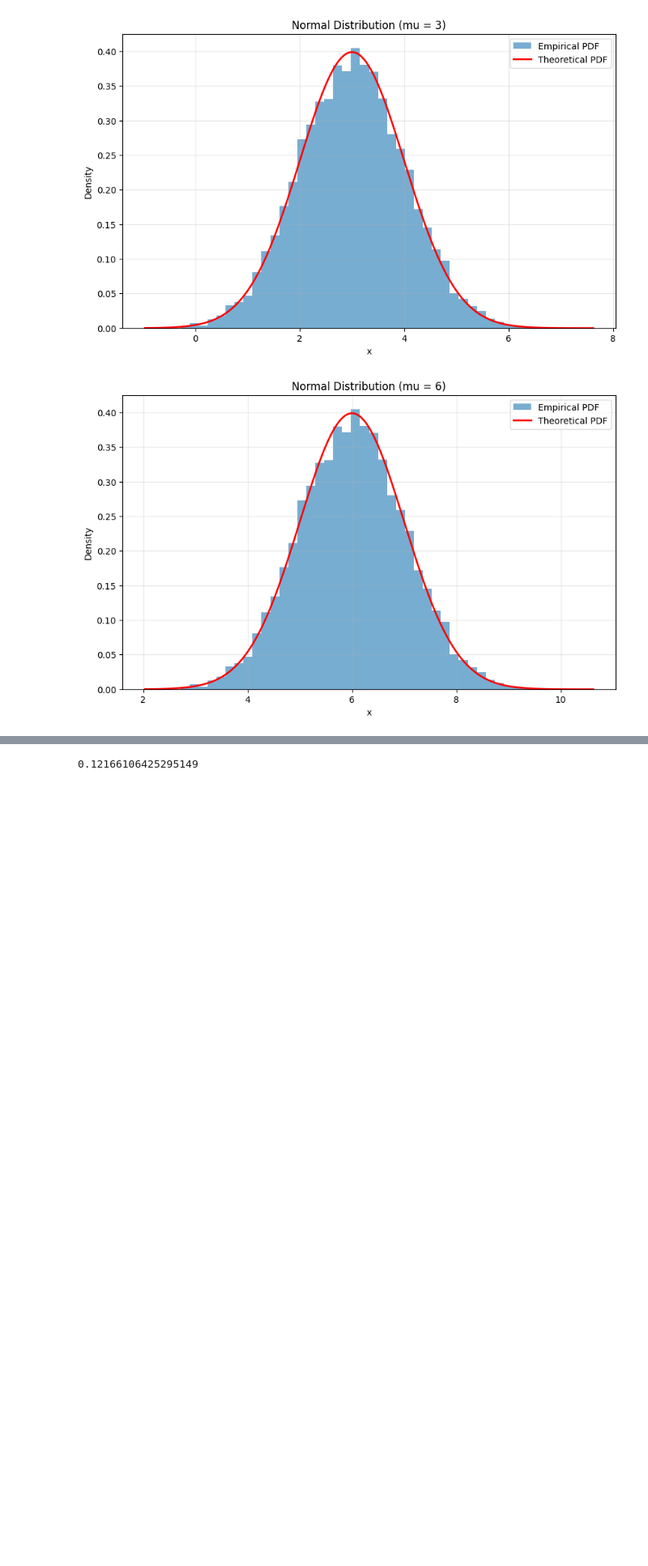
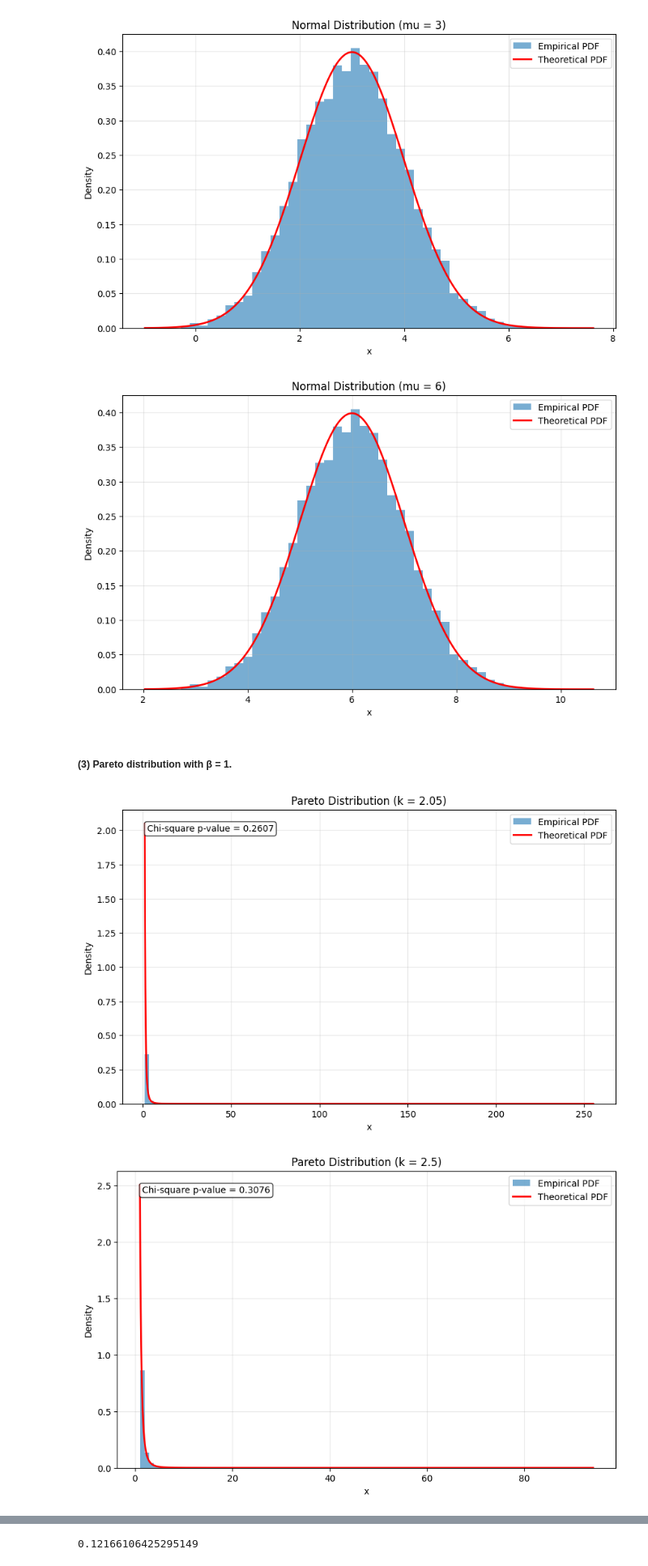
Before and after one commit to AgnesOlsen/02443_Stocastic_Simulation, a Jupyter notebook: Notebooks/Katrine.ipynb, the cells around one changed output, grey strips where cells are left out. Shown at 81% size. Saved outputs shown, nothing was run; the diff lists cells and outputs as text; code cells hidden in the pictures; blank space fills up the shorter version.

```diff
--- a/Notebooks/Katrine.ipynb
+++ b/Notebooks/Katrine.ipynb
@@ -1324,3 +1324,78 @@ for element in mu:
 [figure]
 [figure]
 [figure]
+# %% [markdown]
+##### (3) Pareto distribution with β = 1.
+# %%
+# Pareto distribution
+
+beta = 1
+k = [2.05, 2.5,3,4]
+n = 10000
+
+def pareto_distrib(k, beta, n):
+    U = np.random.rand(n)
+    return beta*(U**(-1/k))
+
+for element in k:
+    # Simulate geometric sample
+    np.random.seed(42)
+    pareto_sample = pareto_distrib(element, beta, n)
+
+
+
+    # Theorical pdf
+
+    x = np.linspace(np.min(pareto_sample), np.max(pareto_sample), 10000)
+    theoretical_pdf_par = element*beta**element/(x**(element+1))
+
+    np.random.seed(42)
+    # Bin edges smallest possible value is beta and then tails to infinity.
+    bin_edges =  np.array([beta, 1.2, 1.5, 1.8, 2.2, 3.0, 5.0, np.inf])
+    # Observed frequencies
+    observed, _ = np.histogram(pareto_sample, bins=bin_edges)
+
+    # Expected frequencies
+    theoretical_cdf = 1.0 - (beta / bin_edges) **element
+    expected = len(pareto_sample) * np.diff(theoretical_cdf)
+
+    # Chi-square goodness-of-fit test
+    chi2_stat, p_value = chisquare(
+    f_obs=observed,
+        f_exp=expected
+    )
+
+
+
+    plt.figure(figsize=(10, 6))
+
+    plt.hist(pareto_sample, bins=100, density=True,
+            alpha=0.6, label="Empirical PDF")
+
+    plt.plot(x, theoretical_pdf_par, 'r-', lw=2,
+            label="Theoretical PDF")
+
+    plt.title(f"Pareto Distribution (k = {element})")
+
+    text = (
+    f"Chi-square p-value = {p_value:.4f}"
+     )
+
+    plt.text(
+    0.05, 0.95,
+    text,
+    transform=plt.gca().transAxes,
+    va='top',
+    bbox=dict(boxstyle='round', facecolor='white', alpha=0.8)
+     )
+
+
+    plt.xlabel("x")
+    plt.ylabel("Density")
+    plt.legend()
+    plt.grid(alpha=0.3)
+
+    plt.show()
+# %% [output]
+[figure, added]
+[figure, added]
```
Also changed, not shown: parts of 60 cells of this notebook.
